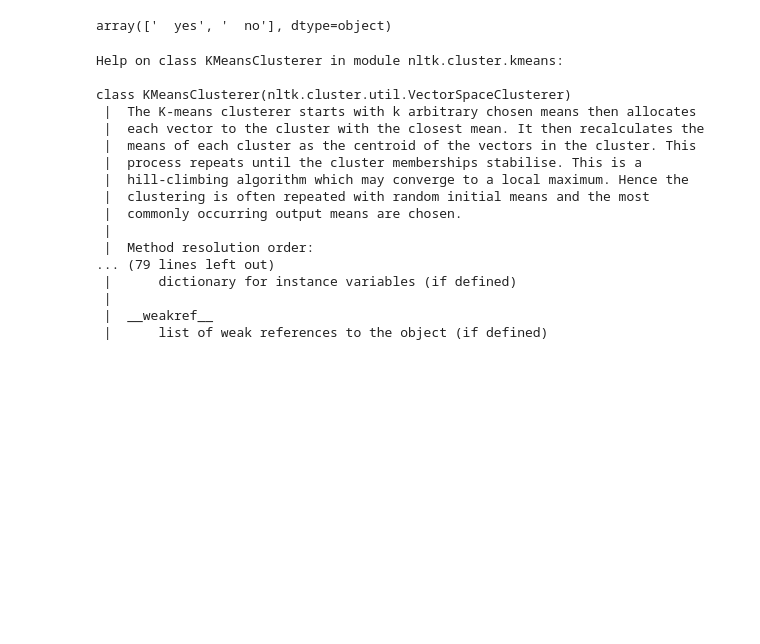
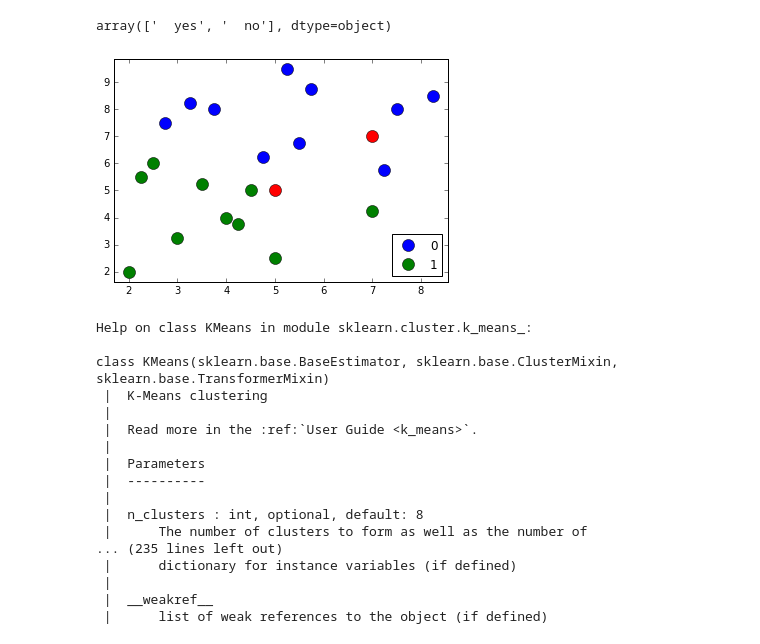
Before and after one commit to squishbug/DataScienceProgramming, a Jupyter notebook: 11-Similarity-Based-Learning/SimilarityBased.ipynb, the cells around one changed output. Saved outputs shown, nothing was run; the diff lists cells and outputs as text; code cells hidden in the pictures; blank space fills up the shorter version.

```diff
--- a/11-Similarity-Based-Learning/SimilarityBased.ipynb
+++ b/11-Similarity-Based-Learning/SimilarityBased.ipynb
@@ -174,19 +176,33 @@ from nltk.cluster.kmeans import KMeansClusterer
+# %%
+kmeans_model = KMeans(2).fit(df[['Speed','Agility']])
+# %%
+df['Clust'] = kmeans_model.predict(df[['Speed','Agility']])
+# %%
+fig, ax = plt.subplots()
+ax.margins(0.05)
+groups = df.groupby('Clust')
+for name, group in groups:
+    ax.plot(group.Speed, group.Agility, marker='o', linestyle='', ms=12, label=name);
+ax.legend(numpoints=1, loc='lower right');
+ax.plot(samples[:,0],samples[:,1], marker='o', linestyle='', ms=12, c='red');
+# %% [output]
+[figure, added]
 # %%
-help(KMeansClusterer)
+help(KMeans)
 # %% [output]
-Help on class KMeansClusterer in module nltk.cluster.kmeans:
+Help on class KMeans in module sklearn.cluster.k_means_:
 
-class KMeansClusterer(nltk.cluster.util.VectorSpaceClusterer)
- |  The K-means clusterer starts with k arbitrary chosen means then allocates
- |  each vector to the cluster with the closest mean. It then recalculates the
- |  means of each cluster as the centroid of the vectors in the cluster. This
- |  process repeats until the cluster memberships stabilise. This is a
- |  hill-climbing algorithm which may converge to a local maximum. Hence the
- |  clustering is often repeated with random initial means and the most
- |  commonly occurring output means are chosen.
+class KMeans(sklearn.base.BaseEstimator, sklearn.base.ClusterMixin, sklearn.base.TransformerMixin)
+ |  K-Means clustering
  |
- |  Method resolution order:
-... (79 lines left out)
+ |  Read more in the :ref:`User Guide <k_means>`.
+ |
+ |  Parameters
+ |  ----------
+ |
+ |  n_clusters : int, optional, default: 8
+ |      The number of clusters to form as well as the number of
+... (235 lines left out)
  |      dictionary for instance variables (if defined)
  |
  |  __weakref__
```
Also changed, not shown: parts of 3 cells of this notebook, 1 other file.
